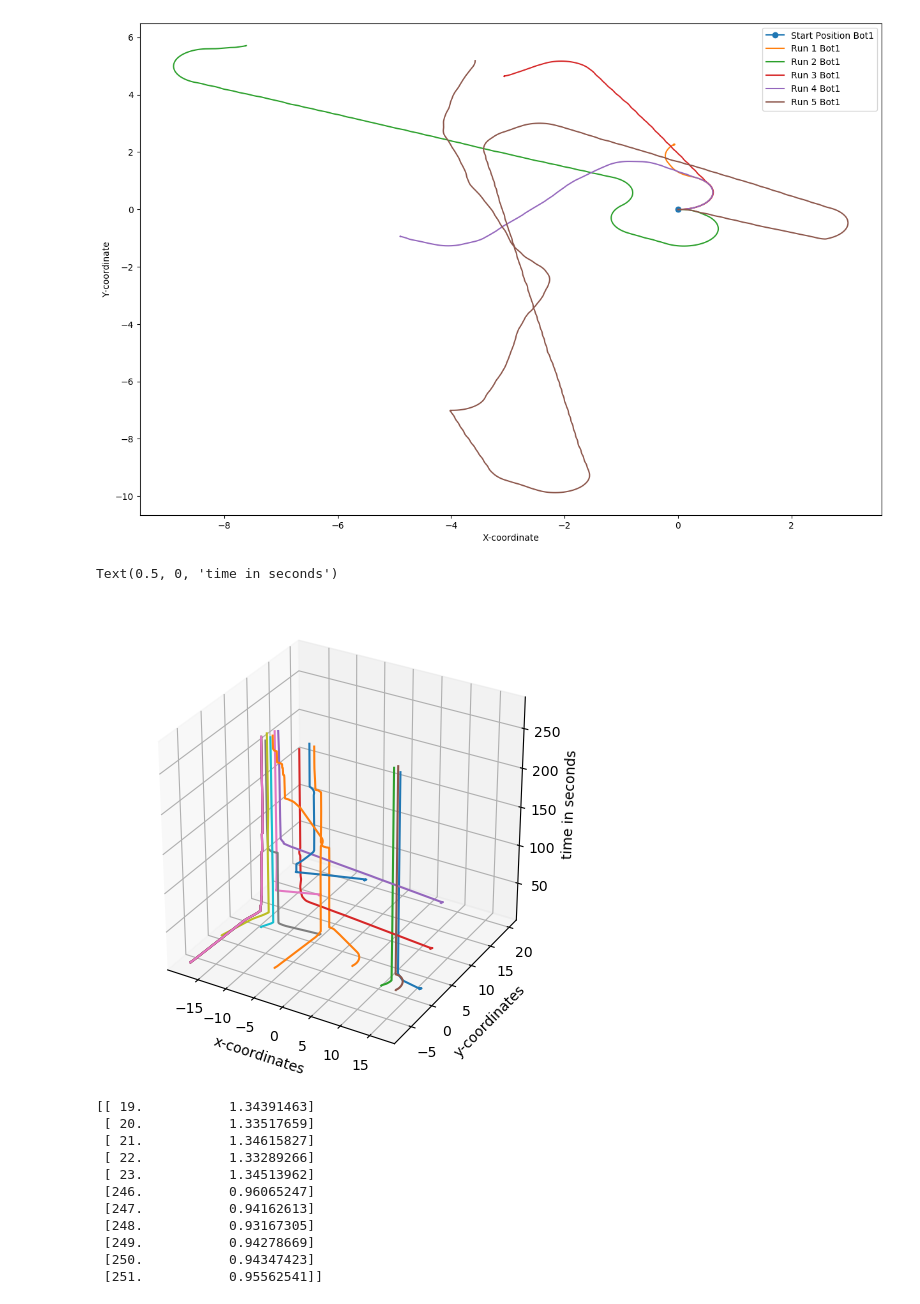
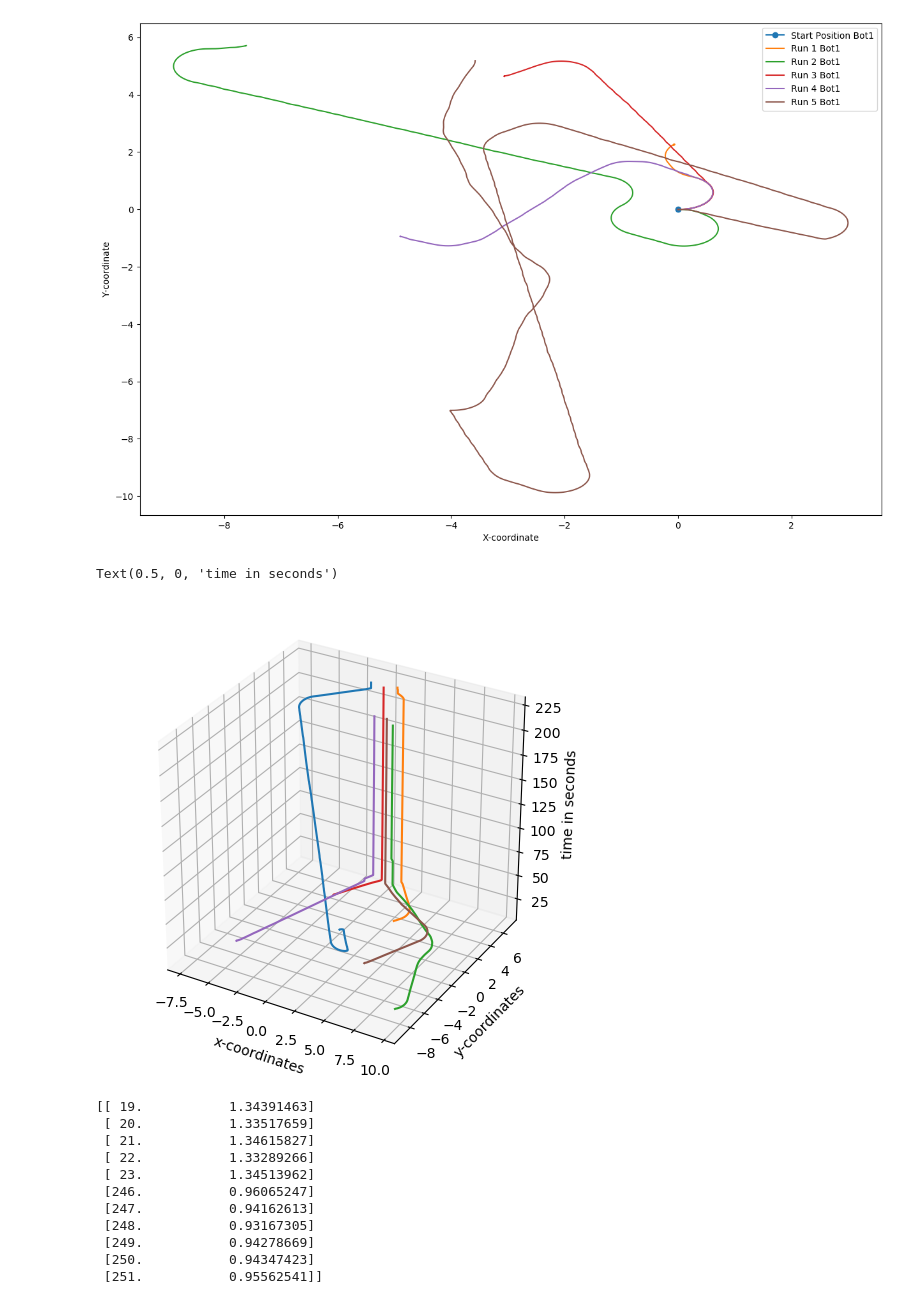
Before and after one commit to swe-sys/paper-review-repo, a Jupyter notebook: scripts/pu.ipynb, the cells around one changed output. Cells and saved outputs as stored; diff of their text form; code cells hidden in the pictures.

Commit message:
plots

```diff
--- a/scripts/pu.ipynb
+++ b/scripts/pu.ipynb
@@ -49,35 +49,35 @@ ax.legend(['Start Position Bot1','Run 1 Bot1','Run 2 Bot1','Run 3 Bot1','Run 4 B
 # %%
 # fig, ax = plt.subplots(figsize=(15,10))
 fig = plt.figure(figsize = (6, 6))
 ax = plt.axes(projection = '3d')
 ax.plot(tb3_0["x"].to_numpy(),tb3_0["y"].to_numpy(),tb3_0["time"].to_numpy())
 ax.plot(tb3_1["x"].to_numpy(),tb3_1["y"].to_numpy(),tb3_1["time"].to_numpy())
 ax.plot(tb3_2["x"].to_numpy(),tb3_2["y"].to_numpy(),tb3_2["time"].to_numpy())
 ax.plot(tb3_3["x"].to_numpy(),tb3_3["y"].to_numpy(),tb3_3["time"].to_numpy())
 ax.plot(tb3_4["x"].to_numpy(),tb3_4["y"].to_numpy(),tb3_4["time"].to_numpy())
 ax.plot(tb3_5["x"].to_numpy(),tb3_5["y"].to_numpy(),tb3_5["time"].to_numpy())
-ax.plot(tb3_6["x"].to_numpy(),tb3_6["y"].to_numpy(),tb3_6["time"].to_numpy())
-ax.plot(tb3_7["x"].to_numpy(),tb3_7["y"].to_numpy(),tb3_7["time"].to_numpy())
-ax.plot(tb3_8["x"].to_numpy(),tb3_8["y"].to_numpy(),tb3_8["time"].to_numpy())
-ax.plot(tb3_9["x"].to_numpy(),tb3_9["y"].to_numpy(),tb3_9["time"].to_numpy())
-ax.plot(tb3_10["x"].to_numpy(),tb3_10["y"].to_numpy(),tb3_10["time"].to_numpy())
-ax.plot(tb3_11["x"].to_numpy(),tb3_11["y"].to_numpy(),tb3_11["time"].to_numpy())
-ax.plot(tb3_12["x"].to_numpy(),tb3_12["y"].to_numpy(),tb3_12["time"].to_numpy())
-ax.plot(tb3_13["x"].to_numpy(),tb3_13["y"].to_numpy(),tb3_13["time"].to_numpy())
-ax.plot(tb3_14["x"].to_numpy(),tb3_14["y"].to_numpy(),tb3_14["time"].to_numpy())
-ax.plot(tb3_15["x"].to_numpy(),tb3_15["y"].to_numpy(),tb3_15["time"].to_numpy())
-ax.plot(tb3_16["x"].to_numpy(),tb3_16["y"].to_numpy(),tb3_16["time"].to_numpy())
-ax.plot(tb3_17["x"].to_numpy(),tb3_17["y"].to_numpy(),tb3_17["time"].to_numpy())
-ax.plot(tb3_18["x"].to_numpy(),tb3_18["y"].to_numpy(),tb3_18["time"].to_numpy())
-ax.plot(tb3_19["x"].to_numpy(),tb3_19["y"].to_numpy(),tb3_19["time"].to_numpy())
+# ax.plot(tb3_6["x"].to_numpy(),tb3_6["y"].to_numpy(),tb3_6["time"].to_numpy())
+# ax.plot(tb3_7["x"].to_numpy(),tb3_7["y"].to_numpy(),tb3_7["time"].to_numpy())
+# ax.plot(tb3_8["x"].to_numpy(),tb3_8["y"].to_numpy(),tb3_8["time"].to_numpy())
+# ax.plot(tb3_9["x"].to_numpy(),tb3_9["y"].to_numpy(),tb3_9["time"].to_numpy())
+# ax.plot(tb3_10["x"].to_numpy(),tb3_10["y"].to_numpy(),tb3_10["time"].to_numpy())
+# ax.plot(tb3_11["x"].to_numpy(),tb3_11["y"].to_numpy(),tb3_11["time"].to_numpy())
+# ax.plot(tb3_12["x"].to_numpy(),tb3_12["y"].to_numpy(),tb3_12["time"].to_numpy())
+# ax.plot(tb3_13["x"].to_numpy(),tb3_13["y"].to_numpy(),tb3_13["time"].to_numpy())
+# ax.plot(tb3_14["x"].to_numpy(),tb3_14["y"].to_numpy(),tb3_14["time"].to_numpy())
+# ax.plot(tb3_15["x"].to_numpy(),tb3_15["y"].to_numpy(),tb3_15["time"].to_numpy())
+# ax.plot(tb3_16["x"].to_numpy(),tb3_16["y"].to_numpy(),tb3_16["time"].to_numpy())
+# ax.plot(tb3_17["x"].to_numpy(),tb3_17["y"].to_numpy(),tb3_17["time"].to_numpy())
+# ax.plot(tb3_18["x"].to_numpy(),tb3_18["y"].to_numpy(),tb3_18["time"].to_numpy())
+# ax.plot(tb3_19["x"].to_numpy(),tb3_19["y"].to_numpy(),tb3_19["time"].to_numpy())
 
 ax.set_xlabel("x-coordinates")
 ax.set_ylabel("y-coordinates")
 ax.set_zlabel("time in seconds")
 # ax.legend(['bot_0','bot_1','bot_2','bot_3','bot_4','bot_5'])
 # %% [output]
 Text(0.5, 0, 'time in seconds')
-[figure, old version]
+[figure, new version]
 # %%
 import numpy as np
 from math import inf,isinf
```
Also changed, not shown: parts of 2 cells of this notebook, 1 other file.
